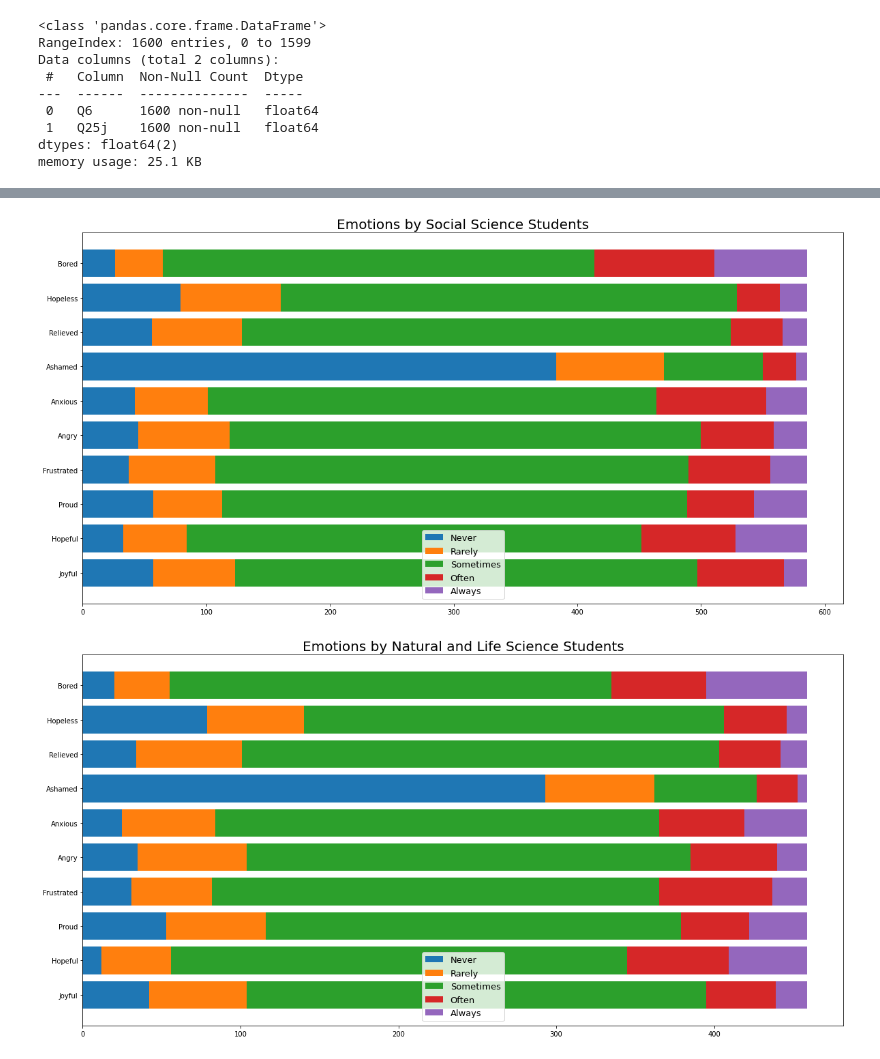
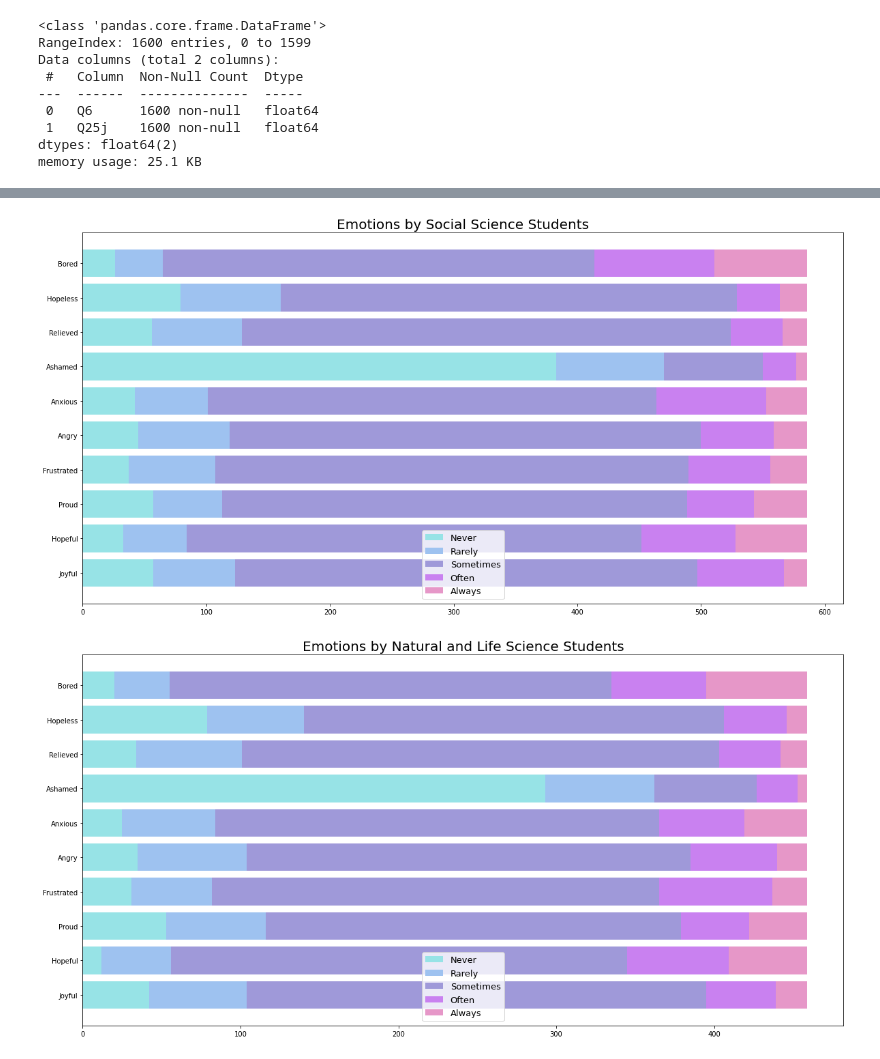
Before and after one commit to Jayres18/BAT404-Project, a Jupyter notebook: visualization.ipynb, the cells around one changed output, grey strips where cells are left out. Cells and saved outputs as stored; diff of their text form; code cells hidden in the pictures.

```diff
--- a/visualization.ipynb
+++ b/visualization.ipynb
@@ -1735,30 +1735,30 @@ plt.show()
 # %%
 fig, ax = plt.subplots(figsize=(20, 10))
 labels = ["Never", "Rarely", "Sometimes", "Often", "Always"]
 category_labels = ["Joyful", "Hopeful", "Proud", "Frustrated", "Angry", "Anxious", "Ashamed", "Relieved", "Hopeless", "Bored"]
 
 social_field_never = social_data_joyful + social_data_hopeful + social_data_proud + social_data_frustrated + social_data_angry + social_data_anxious + social_data_ashamed + social_data_relieved + social_data_hopeless + social_data_bored
 social_field_rarely = social_data1_joyful + social_data1_hopeful + social_data1_proud + social_data1_frustrated + social_data1_angry + social_data1_anxious + social_data1_ashamed + social_data1_relieved + social_data1_hopeless + social_data1_bored
 social_field_sometimes = social_data2_joyful + social_data2_hopeful + social_data2_proud + social_data2_frustrated + social_data2_angry + social_data2_anxious + social_data2_ashamed + social_data2_relieved + social_data2_hopeless + social_data2_bored
 social_field_often = social_data3_joyful + social_data3_hopeful + social_data3_proud + social_data3_frustrated + social_data3_angry + social_data3_anxious + social_data3_ashamed + social_data3_relieved + social_data3_hopeless + social_data3_bored
 social_field_always = social_data4_joyful + social_data4_hopeful + social_data4_proud + social_data4_frustrated + social_data4_angry + social_data4_anxious + social_data4_ashamed + social_data4_relieved + social_data4_hopeless + social_data4_bored
 
 social_bottom1 = social_field_never
 social_bottom2 = [a+b for a,b in zip(social_field_never, social_field_rarely)]
 social_bottom3 = [a+b+c for a,b,c in zip(social_field_never, social_field_rarely, social_field_sometimes)]
 social_bottom4 = [a+b+c+d for a,b,c,d in zip(social_field_never, social_field_rarely, social_field_sometimes, social_field_often)]
 
-p1 = ax.barh(category_labels, social_field_never)
-p2 = ax.barh(category_labels, social_field_rarely, left = social_bottom1)
-p3 = ax.barh(category_labels, social_field_sometimes, left = social_bottom2)
-p4 = ax.barh(category_labels, social_field_often, left = social_bottom3)
-p5 = ax.barh(category_labels, social_field_always, left = social_bottom4)
+p1 = ax.barh(category_labels, social_field_never, color = '#97E3E6')
+p2 = ax.barh(category_labels, social_field_rarely, left = social_bottom1, color = '#9EC2F0')
+p3 = ax.barh(category_labels, social_field_sometimes, left = social_bottom2, color = '#9F99D9')
+p4 = ax.barh(category_labels, social_field_often, left = social_bottom3, color = '#C981F0')
+p5 = ax.barh(category_labels, social_field_always, left = social_bottom4, color = '#E697C8')
 
 plt.title("Emotions by Social Science Students", fontsize = 20)
 ax.legend(labels, fontsize = 13)
 plt.show()
 # %% [output]
-[figure, old version]
+[figure, new version]
 # %%
 fig, ax = plt.subplots(figsize=(20, 10))
 labels = ["Never", "Rarely", "Sometimes", "Often", "Always"]
@@ -1775,17 +1775,17 @@ natural_bottom2 = [a+b for a,b in zip(natural_field_never, natural_field_rarely)
 natural_bottom3 = [a+b+c for a,b,c in zip(natural_field_never, natural_field_rarely, natural_field_sometimes)]
 natural_bottom4 = [a+b+c+d for a,b,c,d in zip(natural_field_never, natural_field_rarely, natural_field_sometimes, natural_field_often)]
 
-p1 = ax.barh(category_labels, natural_field_never)
-p2 = ax.barh(category_labels, natural_field_rarely, left = natural_bottom1)
-p3 = ax.barh(category_labels, natural_field_sometimes, left = natural_bottom2)
-p4 = ax.barh(category_labels, natural_field_often, left = natural_bottom3)
-p5 = ax.barh(category_labels, natural_field_always, left = natural_bottom4)
+p1 = ax.barh(category_labels, natural_field_never, color = '#97E3E6')
+p2 = ax.barh(category_labels, natural_field_rarely, left = natural_bottom1, color = '#9EC2F0')
+p3 = ax.barh(category_labels, natural_field_sometimes, left = natural_bottom2, color = '#9F99D9')
+p4 = ax.barh(category_labels, natural_field_often, left = natural_bottom3, color = '#C981F0')
+p5 = ax.barh(category_labels, natural_field_always, left = natural_bottom4, color = '#E697C8')
 
 plt.title("Emotions by Natural and Life Science Students", fontsize = 20)
 ax.legend(labels, fontsize = 13)
 plt.show()
 # %% [output]
-[figure, old version]
+[figure, new version]
 # %%
 fig, ax = plt.subplots(figsize=(20, 10))
 labels = ["Never", "Rarely", "Sometimes", "Often", "Always"]
```
Also changed, not shown: parts of 2 cells of this notebook.
